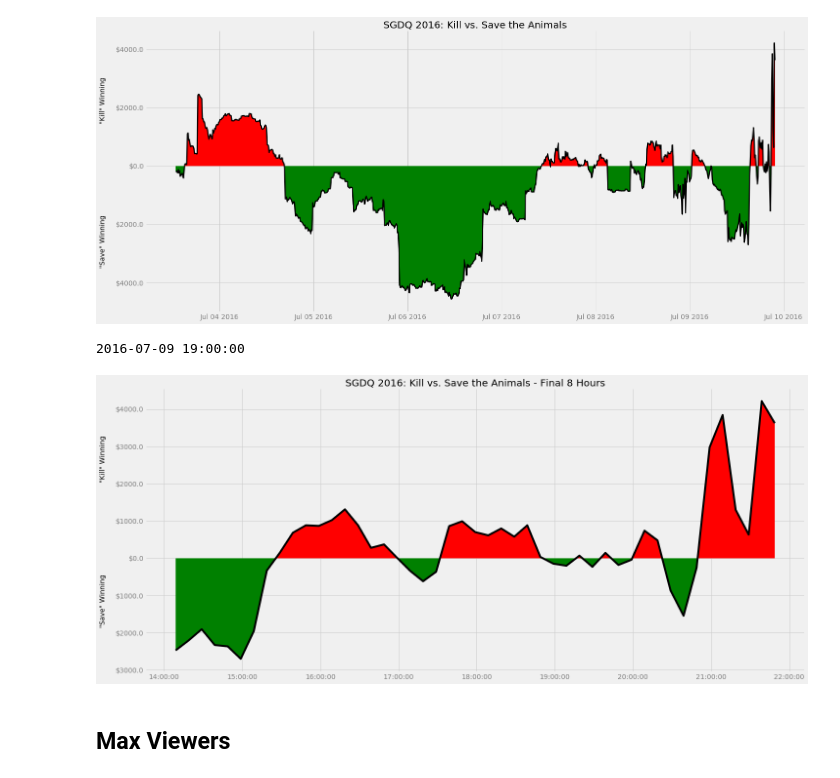
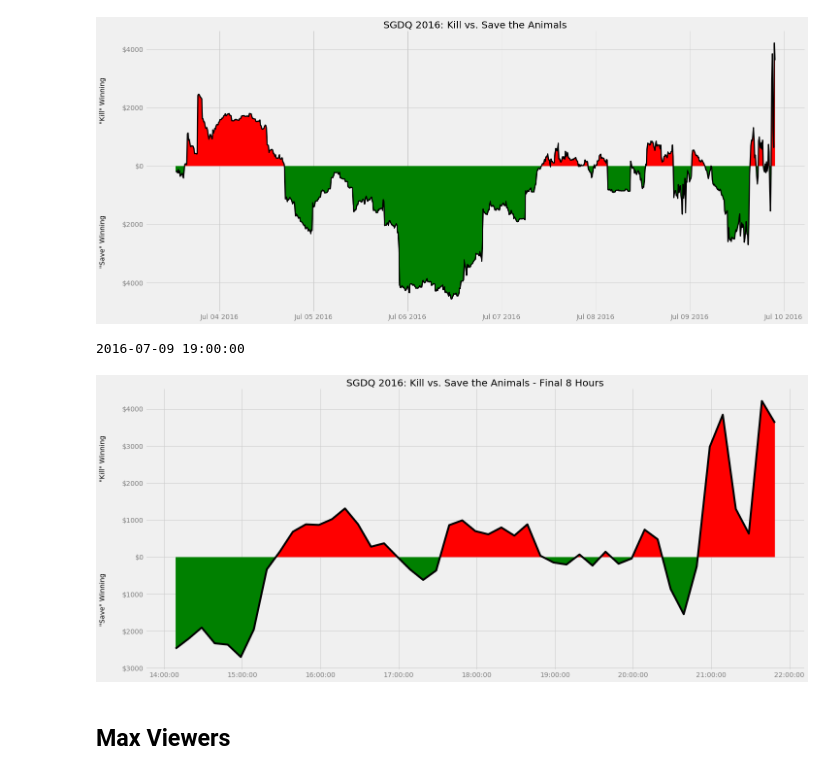
Before and after one commit to bcongdon/sgdq-2016-schedule-analysis, a Jupyter notebook: Post-Marathon Analysis.ipynb, the cells around one changed output. Cells and saved outputs as stored; diff of their text form; code cells hidden in the pictures.

```diff
--- a/Post-Marathon Analysis.ipynb
+++ b/Post-Marathon Analysis.ipynb
@@ -105,29 +100,29 @@ plt.savefig('./after/render/kill_vs_save.png', bbox_inches='tight', dpi=500)
 # %%
 start_time = pd.to_datetime(1468090800, unit='s')
 print start_time
 bid_df_sliced = bid_df[bid_df.index > start_time]
 plt.rcParams["figure.figsize"] = (20,9)
 fig, ax = plt.subplots()
 plt.plot(bid_df_sliced.index, bid_df_sliced.kill_over_save, color='black')
 plt.fill_between(bid_df_sliced.index, bid_df_sliced.kill_over_save, where=bid_df_sliced.kill_over_save_pos, facecolor='red', interpolate=True)
 plt.fill_between(bid_df_sliced.index, bid_df_sliced.kill_over_save, where=bid_df_sliced.kill_over_save_pos == False, facecolor='green', interpolate=True)
 plt.title("SGDQ 2016: Kill vs. Save the Animals - Final 8 Hours")
-ax.yaxis.set_major_formatter(tkr.FuncFormatter(lambda x, y: "$" + str(abs(x))))
+ax.yaxis.set_major_formatter(tkr.FuncFormatter(lambda x, y: "$" + str(abs(int(x)))))
 ax.text(-.07, 0.75, '"Kill" Winning',
      horizontalalignment='left',
      verticalalignment='center',
      transform = ax.transAxes,
      rotation=90)
 ax.text(-.07, 0.25, '"Save" Winning',
      horizontalalignment='left',
      verticalalignment='center',
      transform = ax.transAxes,
      rotation=90)
 plt.tight_layout()
 plt.savefig('./after/img/kill_vs_save_last_8.png', bbox_inches='tight', dpi=100)
 plt.savefig('./after/render/kill_vs_save_last_8.png', bbox_inches='tight', dpi=500)
 # %% [output]
 2016-07-09 19:00:00
-[figure, old version]
+[figure, new version]
 # %% [markdown]
 ## Max Viewers
```
Also changed, not shown: parts of 16 cells of this notebook, 4 other files.
